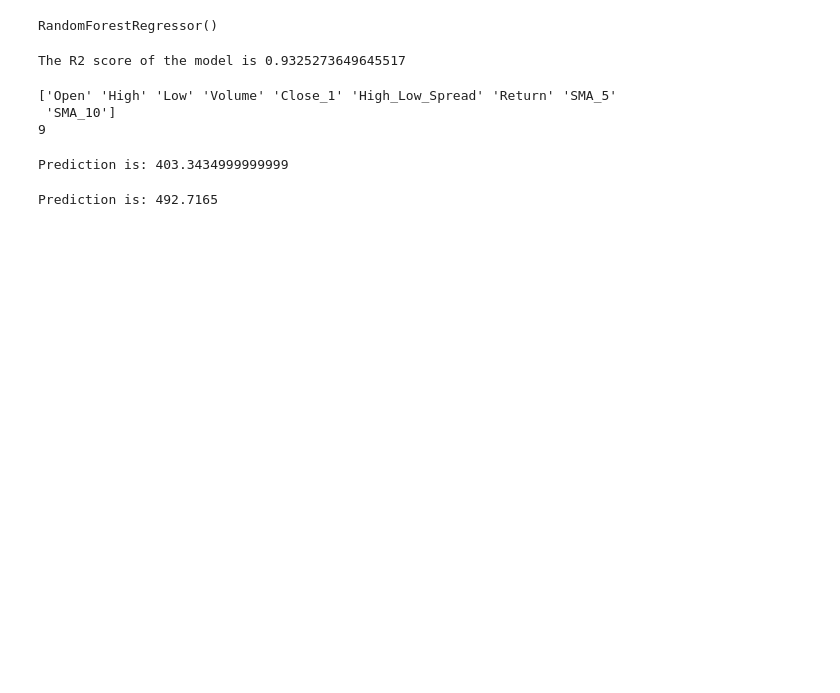
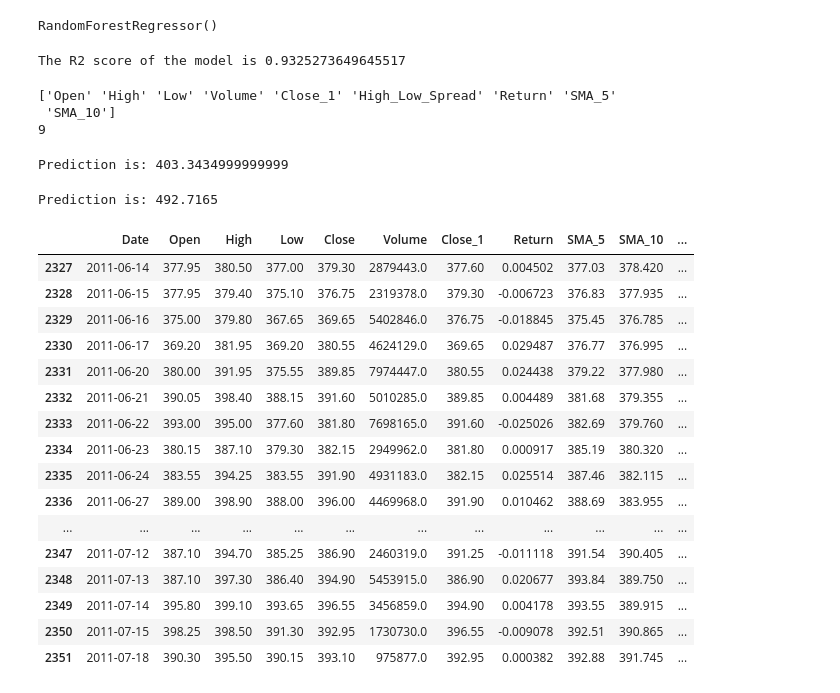
Before and after one commit to Madhavshharma/Bharti-Airtel-Stock-Price-Prediction, a Jupyter notebook: modeling.ipynb, the cells around one changed output. Cells and saved outputs as stored; diff of their text form; code cells hidden in the pictures; blank space fills up the shorter version.

```diff
--- a/modeling.ipynb
+++ b/modeling.ipynb
@@ -652,3 +651,23 @@ import pickle
 # %%
 with open("model.pkl","wb") as file:
     pickle.dump(model,file)
+# %%
+df5.head(25)
+# %% [output]
+|  | Date | Open | High | Low | Close | Volume | Close_1 | Return | SMA_5 | SMA_10 | ... |
+| 2327 | 2011-06-14 | 377.95 | 380.50 | 377.00 | 379.30 | 2879443.0 | 377.60 | 0.004502 | 377.03 | 378.420 | ... |
+| 2328 | 2011-06-15 | 377.95 | 379.40 | 375.10 | 376.75 | 2319378.0 | 379.30 | -0.006723 | 376.83 | 377.935 | ... |
+| 2329 | 2011-06-16 | 375.00 | 379.80 | 367.65 | 369.65 | 5402846.0 | 376.75 | -0.018845 | 375.45 | 376.785 | ... |
+| 2330 | 2011-06-17 | 369.20 | 381.95 | 369.20 | 380.55 | 4624129.0 | 369.65 | 0.029487 | 376.77 | 376.995 | ... |
+| 2331 | 2011-06-20 | 380.00 | 391.95 | 375.55 | 389.85 | 7974447.0 | 380.55 | 0.024438 | 379.22 | 377.980 | ... |
+| 2332 | 2011-06-21 | 390.05 | 398.40 | 388.15 | 391.60 | 5010285.0 | 389.85 | 0.004489 | 381.68 | 379.355 | ... |
+| 2333 | 2011-06-22 | 393.00 | 395.00 | 377.60 | 381.80 | 7698165.0 | 391.60 | -0.025026 | 382.69 | 379.760 | ... |
+| 2334 | 2011-06-23 | 380.15 | 387.10 | 379.30 | 382.15 | 2949962.0 | 381.80 | 0.000917 | 385.19 | 380.320 | ... |
+| 2335 | 2011-06-24 | 383.55 | 394.25 | 383.55 | 391.90 | 4931183.0 | 382.15 | 0.025514 | 387.46 | 382.115 | ... |
+| 2336 | 2011-06-27 | 389.00 | 398.90 | 388.00 | 396.00 | 4469968.0 | 391.90 | 0.010462 | 388.69 | 383.955 | ... |
+| ... | ... | ... | ... | ... | ... | ... | ... | ... | ... | ... | ... |
+| 2347 | 2011-07-12 | 387.10 | 394.70 | 385.25 | 386.90 | 2460319.0 | 391.25 | -0.011118 | 391.54 | 390.405 | ... |
+| 2348 | 2011-07-13 | 387.10 | 397.30 | 386.40 | 394.90 | 5453915.0 | 386.90 | 0.020677 | 393.84 | 389.750 | ... |
+| 2349 | 2011-07-14 | 395.80 | 399.10 | 393.65 | 396.55 | 3456859.0 | 394.90 | 0.004178 | 393.55 | 389.915 | ... |
+| 2350 | 2011-07-15 | 398.25 | 398.50 | 391.30 | 392.95 | 1730730.0 | 396.55 | -0.009078 | 392.51 | 390.865 | ... |
+| 2351 | 2011-07-18 | 390.30 | 395.50 | 390.15 | 393.10 | 975877.0 | 392.95 | 0.000382 | 392.88 | 391.745 | ... |
```
Also changed, not shown: parts of 27 cells of this notebook, 10 other files.
